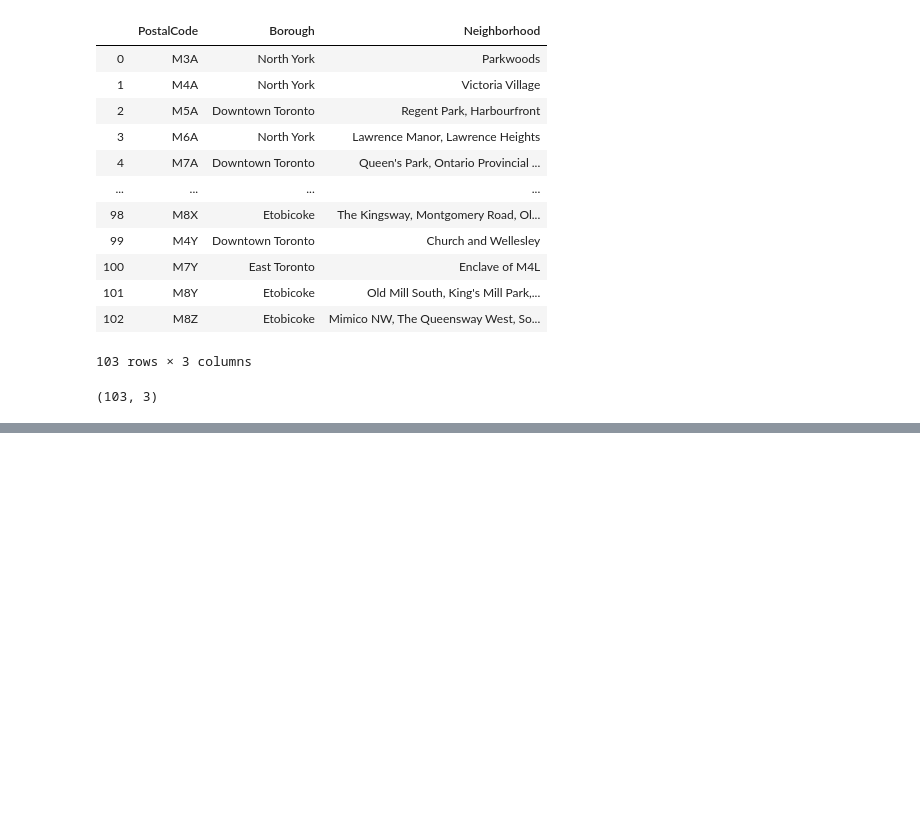
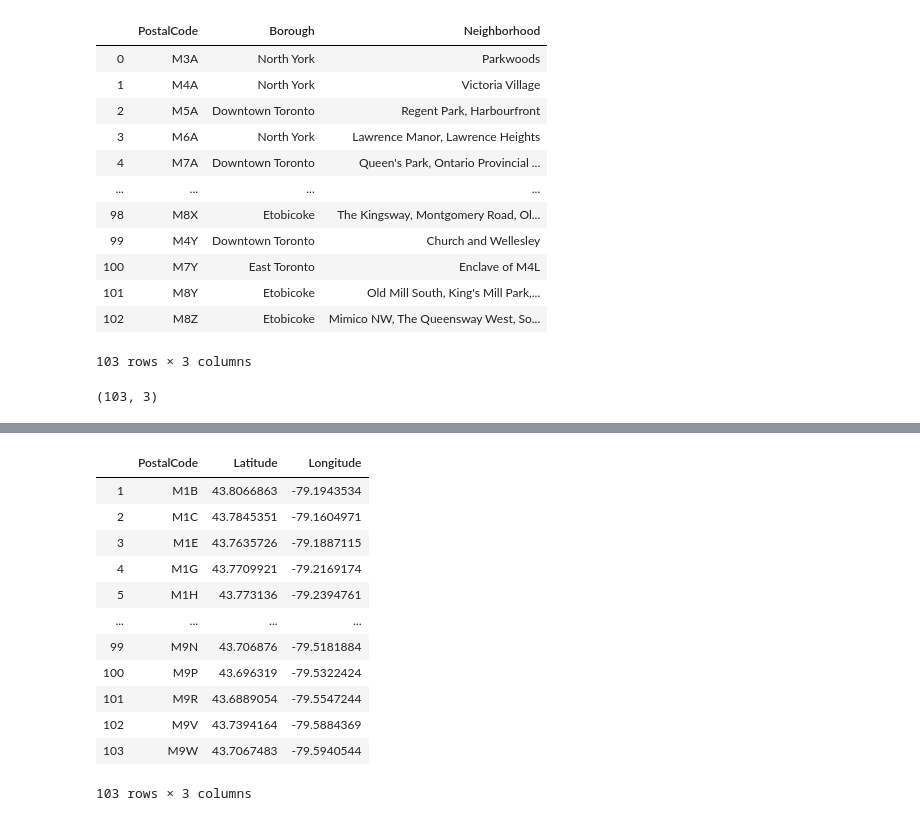
Before and after one commit to SancakOzdemir/PythonDataScienceAI, a Jupyter notebook: PostalCodesofCanada.ipynb, the cells around one changed output, grey strips where cells are left out. Cells and saved outputs as stored; diff of their text form; code cells hidden in the pictures; blank space fills up the shorter version.

```diff
--- a/PostalCodesofCanada.ipynb
+++ b/PostalCodesofCanada.ipynb
@@ -59,0 +75,23 @@ df.shape
+# %%
+filename = "Geospatial_Coordinates.csv"
+# %%
+headers = ["PostalCode", "Latitude", "Longitude"]
+# %%
+dfcoord = pd.read_csv(filename, names = headers)
+# %%
+dfcoord
+dfcoord.drop(0)
+# %% [output]
+|  | PostalCode | Latitude | Longitude |
+| 1 | M1B | 43.8066863 | -79.1943534 |
+| 2 | M1C | 43.7845351 | -79.1604971 |
+| 3 | M1E | 43.7635726 | -79.1887115 |
+| 4 | M1G | 43.7709921 | -79.2169174 |
+| 5 | M1H | 43.773136 | -79.2394761 |
+| ... | ... | ... | ... |
+| 99 | M9N | 43.706876 | -79.5181884 |
+| 100 | M9P | 43.696319 | -79.5322424 |
+| 101 | M9R | 43.6889054 | -79.5547244 |
+| 102 | M9V | 43.7394164 | -79.5884369 |
+| 103 | M9W | 43.7067483 | -79.5940544 |
+103 rows × 3 columns
```
Also changed, not shown: parts of 69 cells of this notebook.
